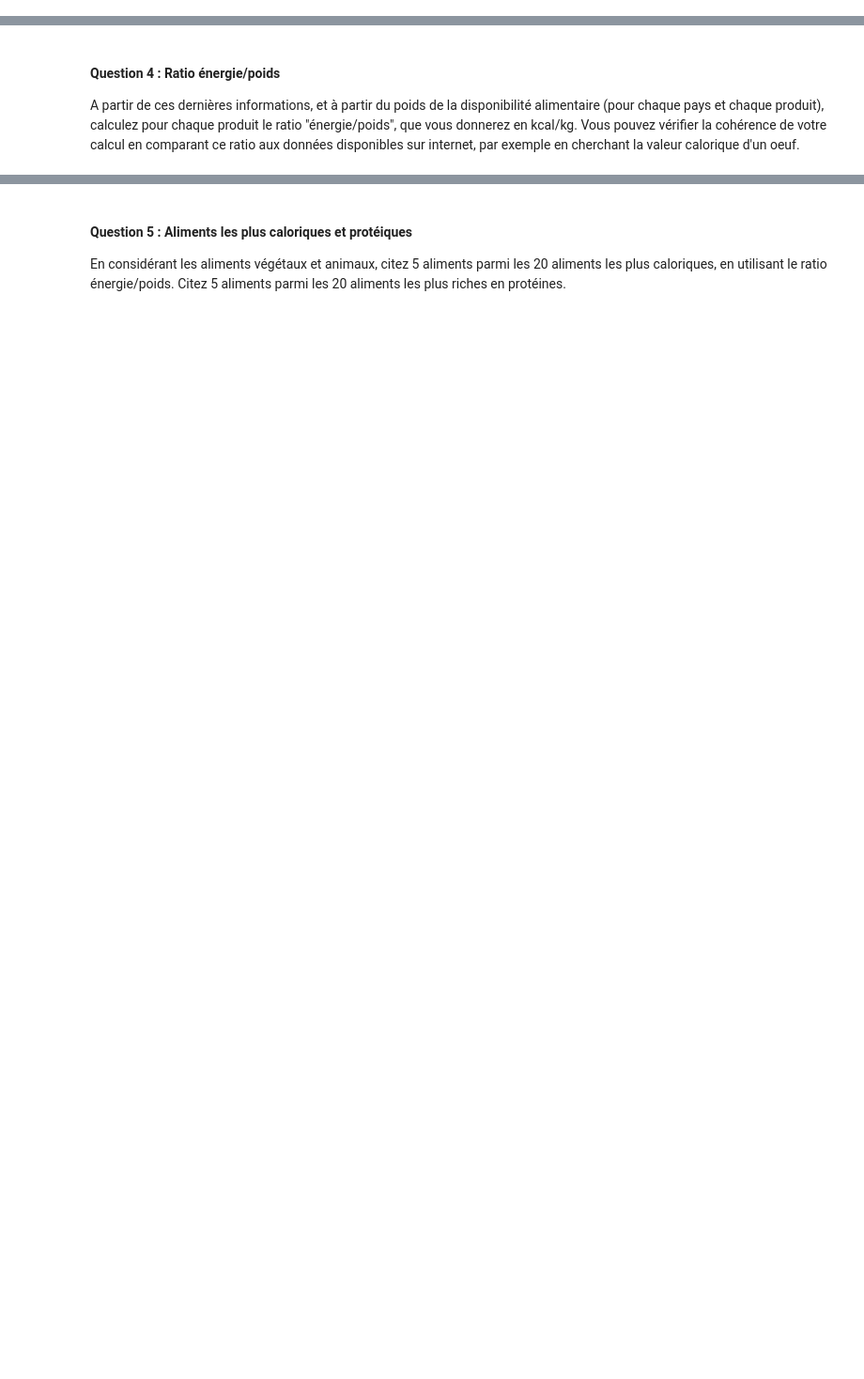
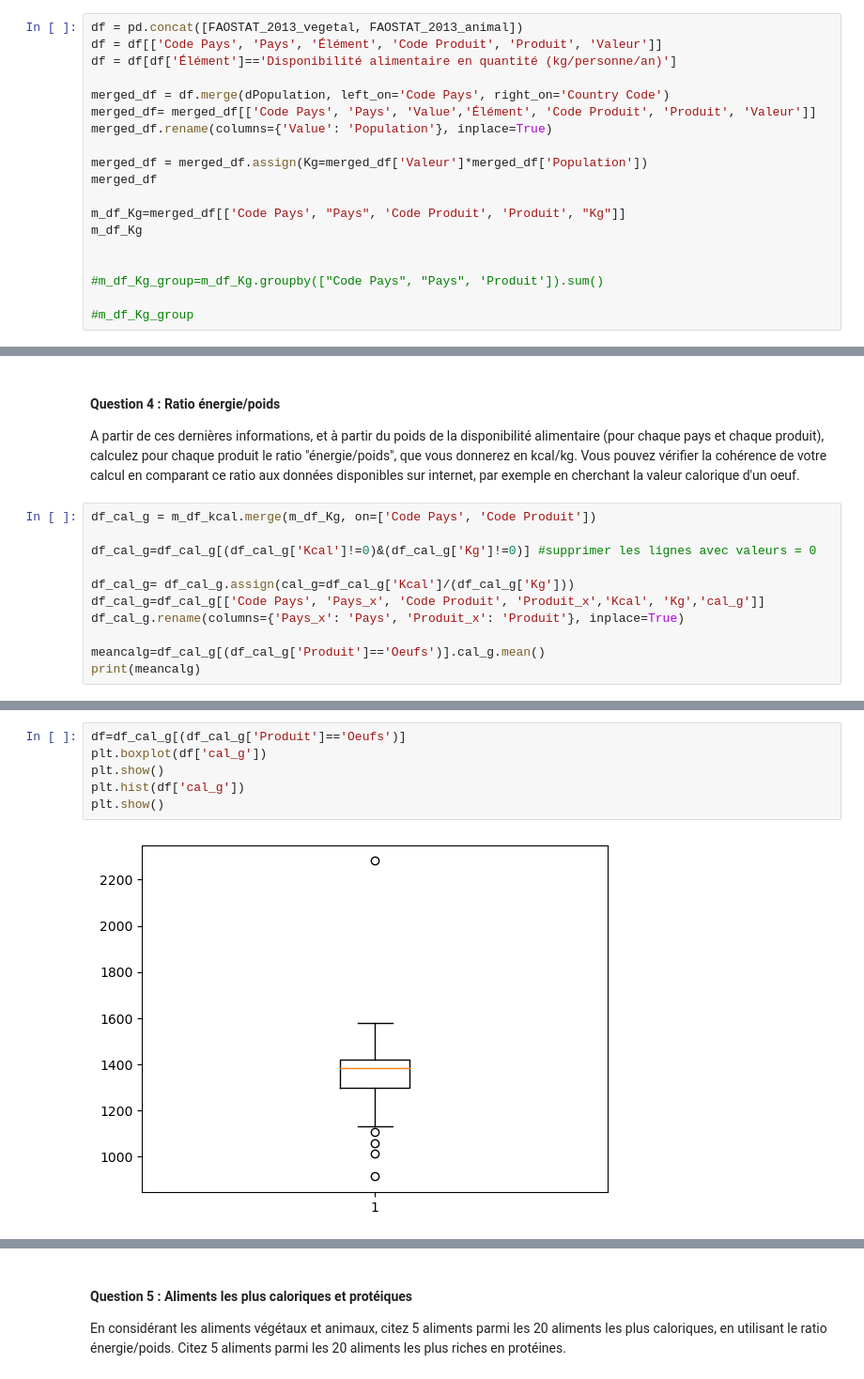
Before and after one commit to data-IA-2023/Groupe-3, a Jupyter notebook: briefs181223.ipynb, the cells around one changed output, grey strips where cells are left out. Shown at 94% size. Drawn from its saved outputs; the diff is of its cells as text; blank space fills up the shorter version.

```diff
--- a/briefs181223.ipynb
+++ b/briefs181223.ipynb
@@ -140,0 +268,19 @@ Pour cette étape vous avez besoin de constituer une seule et même table à par
+# %%
+df = pd.concat([FAOSTAT_2013_vegetal, FAOSTAT_2013_animal])
+df = df[['Code Pays', 'Pays', 'Élément', 'Code Produit', 'Produit', 'Valeur']]
+df = df[df['Élément']=='Disponibilité alimentaire en quantité (kg/personne/an)']
+
+merged_df = df.merge(dPopulation, left_on='Code Pays', right_on='Country Code')
+merged_df= merged_df[['Code Pays', 'Pays', 'Value','Élément', 'Code Produit', 'Produit', 'Valeur']]
+merged_df.rename(columns={'Value': 'Population'}, inplace=True)
+
+merged_df = merged_df.assign(Kg=merged_df['Valeur']*merged_df['Population'])
+merged_df
+
+m_df_Kg=merged_df[['Code Pays', "Pays", 'Code Produit', 'Produit', "Kg"]]
+m_df_Kg
+
+
+#m_df_Kg_group=m_df_Kg.groupby(["Code Pays", "Pays", 'Produit']).sum()
+
+#m_df_Kg_group
@@ -141,3 +301,14 @@ Pour cette étape vous avez besoin de constituer une seule et même table à par
 # %% [markdown]
 #### Question 4 : Ratio énergie/poids
 A partir de ces dernières informations, et à partir du poids de la disponibilité alimentaire (pour chaque pays et chaque produit), calculez pour chaque produit le ratio "énergie/poids", que vous donnerez en kcal/kg. Vous pouvez vérifier la cohérence de votre calcul en comparant ce ratio aux données disponibles sur internet, par exemple en cherchant la valeur calorique d'un oeuf.
+# %%
+df_cal_g = m_df_kcal.merge(m_df_Kg, on=['Code Pays', 'Code Produit'])
+
+df_cal_g=df_cal_g[(df_cal_g['Kcal']!=0)&(df_cal_g['Kg']!=0)] #supprimer les lignes avec valeurs = 0
+
+df_cal_g= df_cal_g.assign(cal_g=df_cal_g['Kcal']/(df_cal_g['Kg']))
+df_cal_g=df_cal_g[['Code Pays', 'Pays_x', 'Code Produit', 'Produit_x','Kcal', 'Kg','cal_g']]
+df_cal_g.rename(columns={'Pays_x': 'Pays', 'Produit_x': 'Produit'}, inplace=True)
+
+meancalg=df_cal_g[(df_cal_g['Produit']=='Oeufs')].cal_g.mean()
+print(meancalg)
@@ -143,0 +333,8 @@ A partir de ces dernières informations, et à partir du poids de la disponibili
+# %%
+df=df_cal_g[(df_cal_g['Produit']=='Oeufs')]
+plt.boxplot(df['cal_g'])
+plt.show()
+plt.hist(df['cal_g'])
+plt.show()
+# %% [output]
+[figure, added]
```
Also changed, not shown: parts of 17 cells of this notebook, 1 other file.
